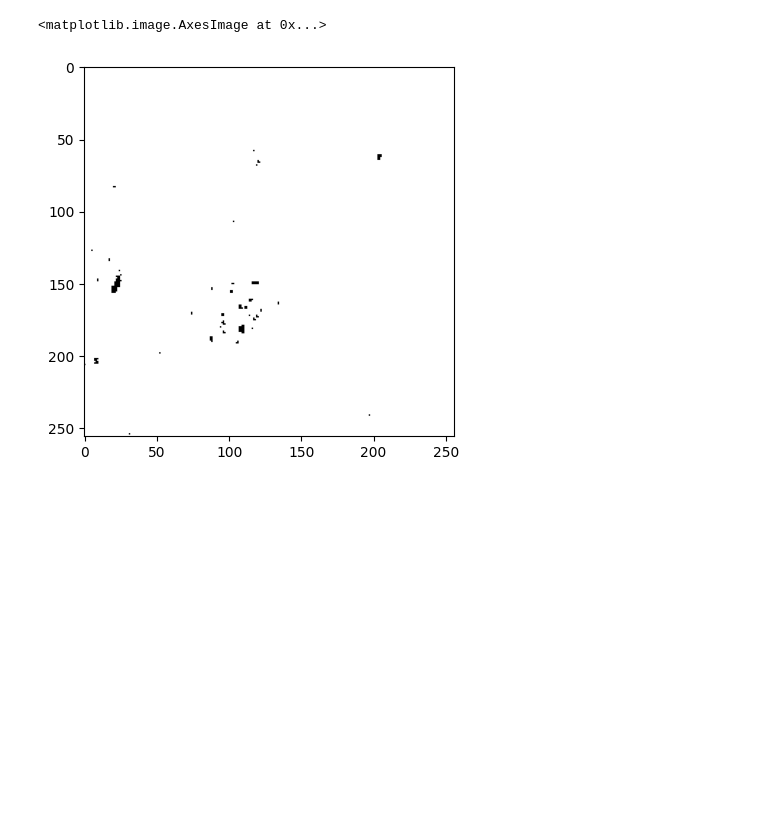
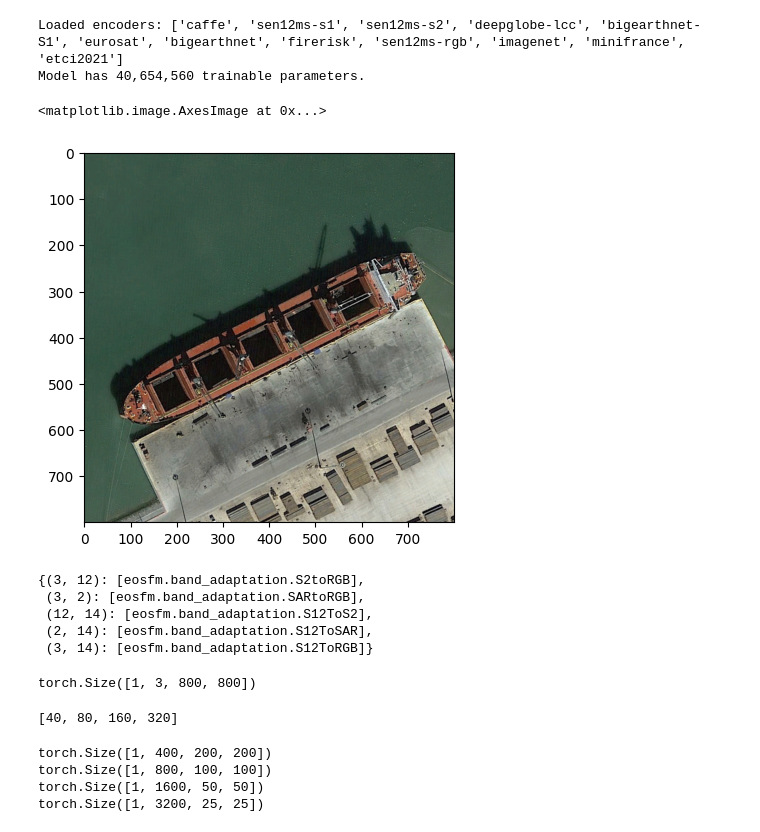
Before and after one commit to pierreadorni/EoS-FM, a Jupyter notebook: notebooks/tests.ipynb, the cells around one changed output. Saved outputs shown, nothing was run; the diff lists cells and outputs as text; code cells hidden in the pictures; blank space fills up the shorter version.

```diff
--- a/notebooks/tests.ipynb
+++ b/notebooks/tests.ipynb
@@ -61,5 +50,0 @@ plt.imshow(next(iterator)["mask"][1].squeeze().numpy(), cmap='gray')
-# %%
-plt.imshow(vh > vv, cmap='gray')
-# %% [output]
-<matplotlib.image.AxesImage at 0x...>
-[figure, removed]
@@ -65,0 +53,13 @@ plt.imshow(vh > vv, cmap='gray')
+# %%
+eosfm = EosFM("../experiments", "cuda")
+print(f"Model has {sum(p.numel() for p in eosfm.parameters() if p.requires_grad):,} trainable parameters.")
+# %% [output]
+Loaded encoders: ['caffe', 'sen12ms-s1', 'sen12ms-s2', 'deepglobe-lcc', 'bigearthnet-S1', 'eurosat', 'bigearthnet', 'firerisk', 'sen12ms-rgb', 'imagenet', 'minifrance', 'etci2021']
+Model has 40,654,560 trainable parameters.
+# %%
+image = cv2.imread("../data/dior/Images/trainval/00032.jpg")
+image = cv2.cvtColor(image, cv2.COLOR_BGR2RGB)
+plt.imshow(image)
+# %% [output]
+<matplotlib.image.AxesImage at 0x...>
+[figure, added]
@@ -65,0 +68,13 @@ plt.imshow(vh > vv, cmap='gray')
+# %%
+ADAPTATIONS_REGISTRY
+# %% [output]
+{(3, 12): [eosfm.band_adaptation.S2toRGB],
+ (3, 2): [eosfm.band_adaptation.SARtoRGB],
+ (12, 14): [eosfm.band_adaptation.S12ToS2],
+ (2, 14): [eosfm.band_adaptation.S12ToSAR],
+ (3, 14): [eosfm.band_adaptation.S12ToRGB]}
+# %%
+x = (torch.from_numpy(image).permute(2, 0, 1).unsqueeze(0).float() / 255.0).to("cuda")
+x.shape
+# %% [output]
+torch.Size([1, 3, 800, 800])
@@ -65,0 +83,12 @@ plt.imshow(vh > vv, cmap='gray')
+# %%
+eosfm.encoders[0].out_channels
+# %% [output]
+[40, 80, 160, 320]
+# %%
+for feat in features:
+    print(feat.shape)
+# %% [output]
+torch.Size([1, 400, 200, 200])
+torch.Size([1, 800, 100, 100])
+torch.Size([1, 1600, 50, 50])
+torch.Size([1, 3200, 25, 25])
```
Also changed, not shown: parts of 16 cells of this notebook, 23 other files.
